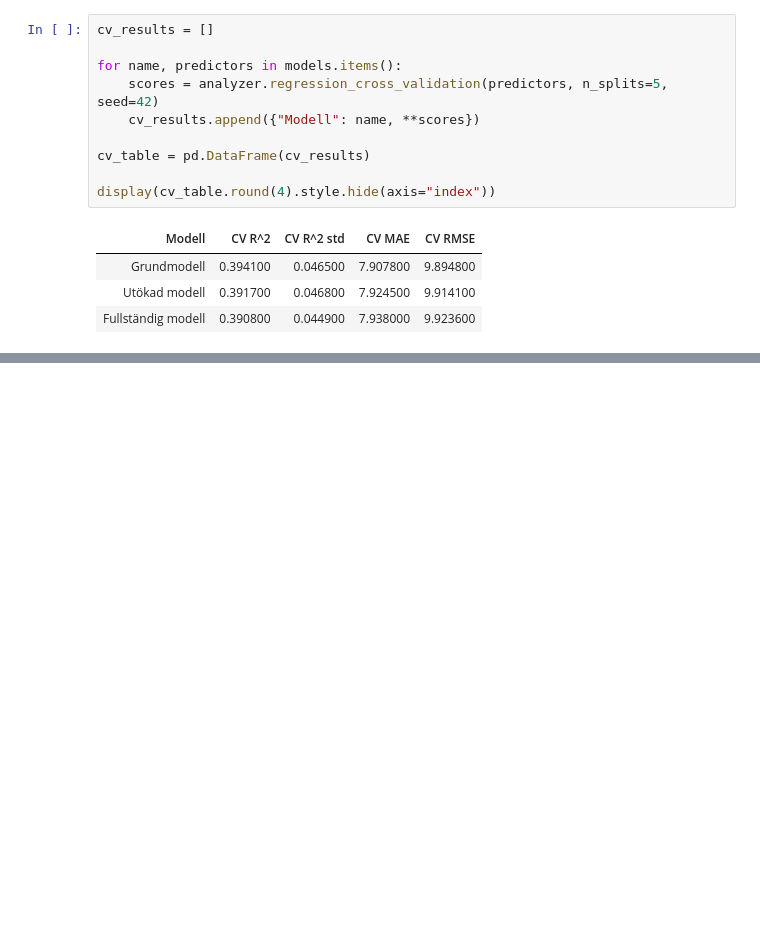
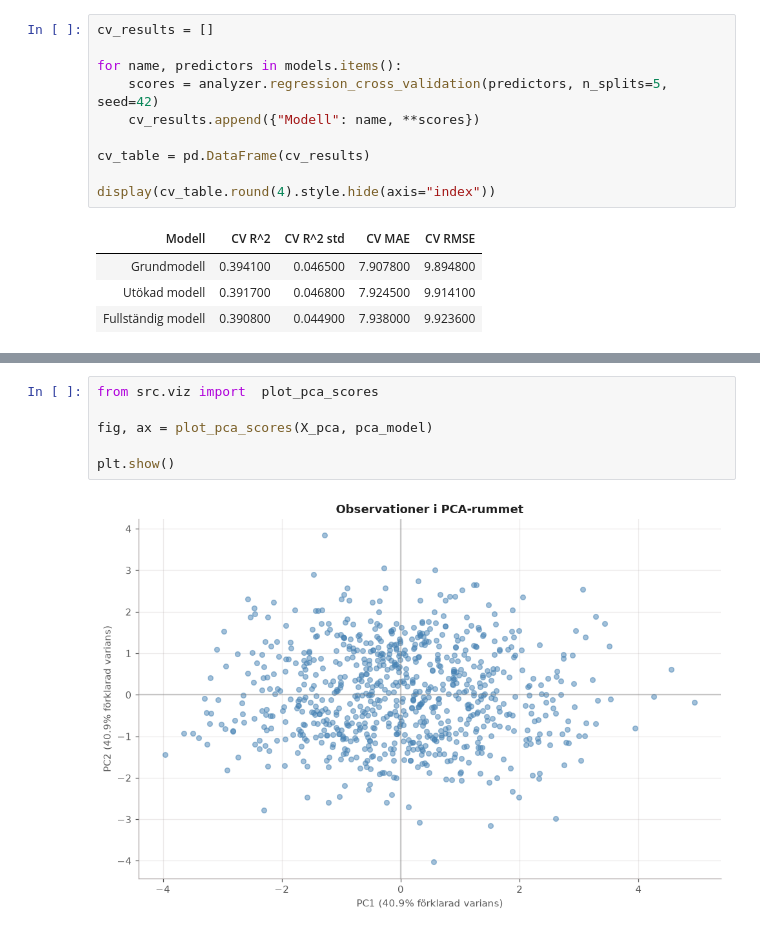
Before and after one commit to Yttak82/health_analysis, a Jupyter notebook: notebooks/analysis.ipynb, the cells around one changed output, grey strips where cells are left out. Saved outputs shown, nothing was run; the diff lists cells and outputs as text; blank space fills up the shorter version.

```diff
--- a/notebooks/analysis.ipynb
+++ b/notebooks/analysis.ipynb
@@ -814,0 +848,8 @@ display(cv_table.round(4).style.hide(axis="index"))
+# %%
+from src.viz import  plot_pca_scores
+
+fig, ax = plot_pca_scores(X_pca, pca_model)
+
+plt.show()
+# %% [output]
+[figure, added]
```
Also changed, not shown: parts of 8 cells of this notebook, 3 other files.
